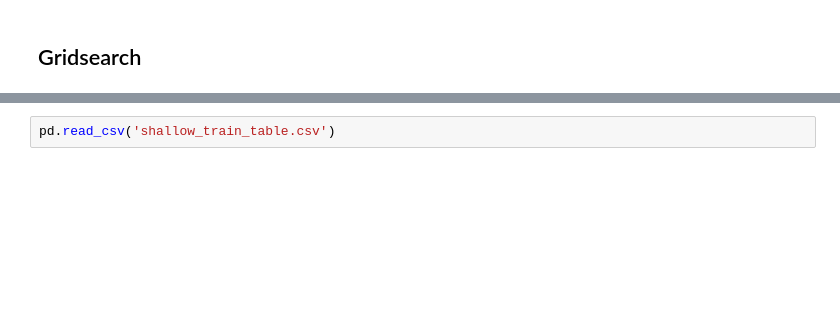
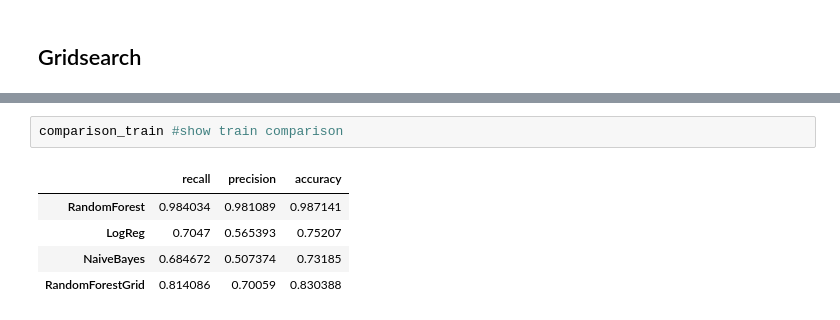
Before and after one commit to fynnweaver/Duplicate_Question_Detection, a Jupyter notebook: Code.ipynb, the cells around one changed output, grey strips where cells are left out. Drawn from its saved outputs; the diff is of its cells as text; blank space fills up the shorter version.

```diff
--- a/Code.ipynb
+++ b/Code.ipynb
@@ -268,3 +322,9 @@ pickle.load(open('../big_files/rfc_grid.sav', 'rb'))
 # %%
-pd.read_csv('shallow_train_table.csv')
+comparison_train #show train comparison
+# %% [output]
+|  | recall | precision | accuracy |
+| RandomForest | 0.984034 | 0.981089 | 0.987141 |
+| LogReg | 0.7047 | 0.565393 | 0.75207 |
+| NaiveBayes | 0.684672 | 0.507374 | 0.73185 |
+| RandomForestGrid | 0.814086 | 0.70059 | 0.830388 |
 # %%
```
Also changed, not shown: parts of 20 cells of this notebook, 9 other files.
